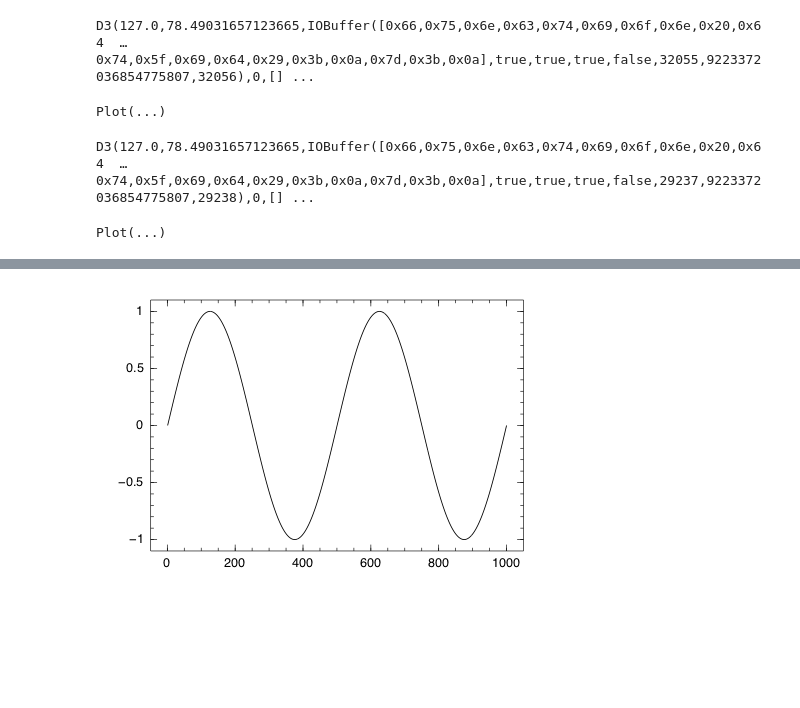
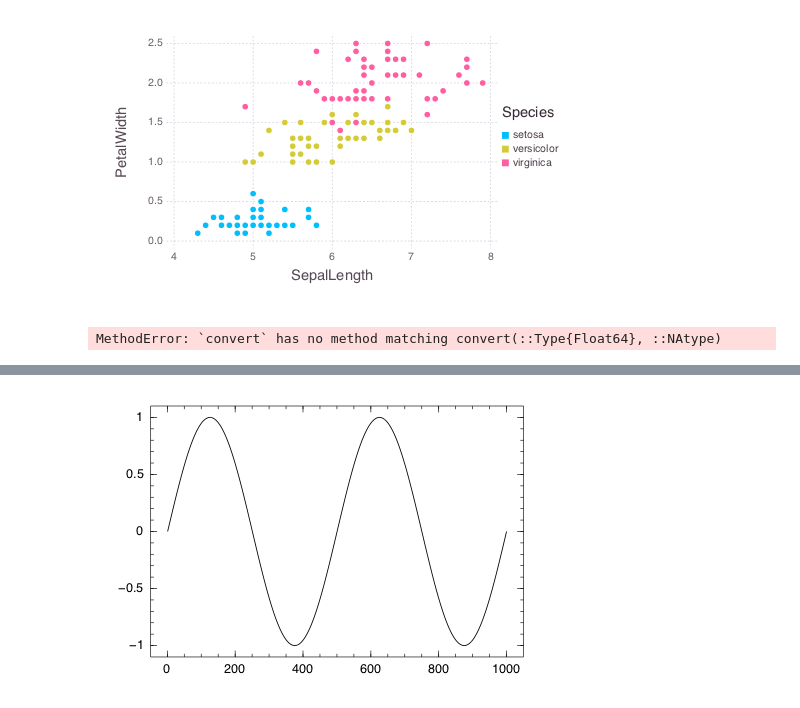
Before and after one commit to ppalmes/JuliaTutorials2016, a Jupyter notebook: 4. PlotDemo.ipynb, the cells around one changed output, grey strips where cells are left out. Drawn from its saved outputs; the diff is of its cells as text; code cells hidden in the pictures; blank space fills up the shorter version.

```diff
--- a/4. PlotDemo.ipynb
+++ b/4. PlotDemo.ipynb
@@ -8,13 +15,11 @@ Gadfly.set_default_plot_size(5inch,5inch/golden);
 # %%
-Gadfly.plot(data("datasets","iris"),x="Sepal.Length",y="Petal.Width",color="Species")
+Gadfly.plot(dataset("datasets","iris"),x="SepalLength",y="PetalWidth",color="Species")
 # %% [output]
-D3(127.0,78.49031657123665,IOBuffer([0x66,0x75,0x6e,0x63,0x74,0x69,0x6f,0x6e,0x20,0x64  …  0x74,0x5f,0x69,0x64,0x29,0x3b,0x0a,0x7d,0x3b,0x0a],true,true,true,false,32055,9223372036854775807,32056),0,[] ...
-Plot(...)
+[figure, added]
 # %%
-Gadfly.plot(data("datasets","airquality"),x="Temp",y="Ozone",color="Month")
+Gadfly.plot(dataset("datasets","airquality"),x="Temp",y="Ozone",color="Month")
 # %% [output]
-D3(127.0,78.49031657123665,IOBuffer([0x66,0x75,0x6e,0x63,0x74,0x69,0x6f,0x6e,0x20,0x64  …  0x74,0x5f,0x69,0x64,0x29,0x3b,0x0a,0x7d,0x3b,0x0a],true,true,true,false,29237,9223372036854775807,29238),0,[] ...
+MethodError: `convert` has no method matching convert(::Type{Float64}, ::NAtype)
-Plot(...)
 # %%
 Gadfly.plot(x=[1:1000],y=cumsum(randn(1000)),Geom.line,Guide.XLabel("time"),Guide.YLabel("random walk"))
 # %% [output]
```
Also changed, not shown: parts of 10 cells of this notebook, 12 other files.
